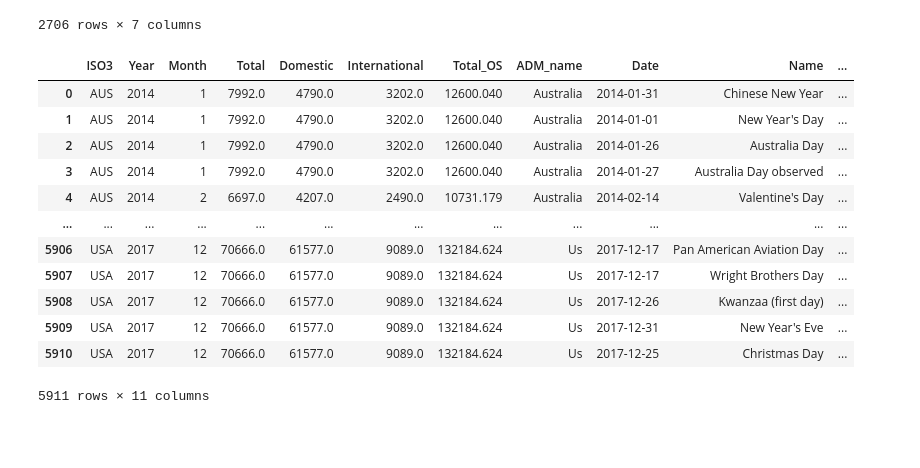
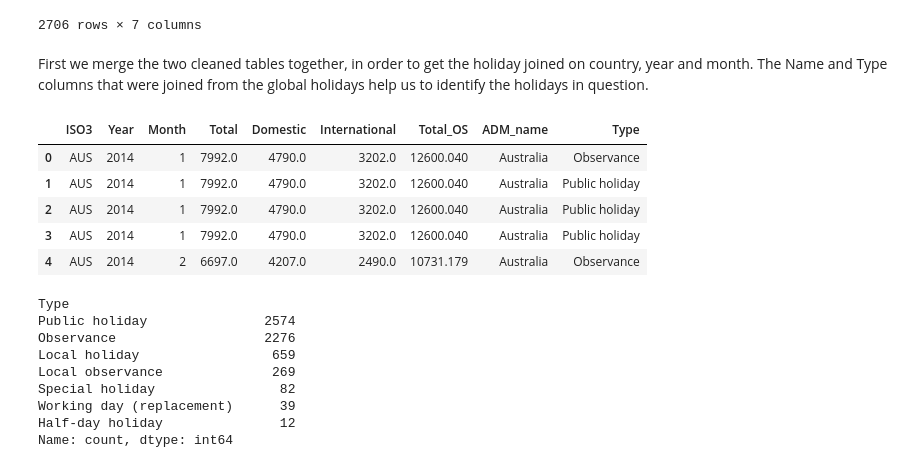
Before and after one commit to despoileralert/DSA2101-Project, a Jupyter notebook: notebooks/data_exploration.ipynb, the cells around one changed output. Saved outputs shown, nothing was run; the diff lists cells and outputs as text; code cells hidden in the pictures; blank space fills up the shorter version.

Commit message:
first iteration of cleaning and pivoting the dataset to a wide format

```diff
--- a/notebooks/data_exploration.ipynb
+++ b/notebooks/data_exploration.ipynb
@@ -52,20 +53,28 @@ monthly_passengers
 | 7180 | USA | 2017 | 11 | 70018.0 | 62162.0 | 7856.0 | 131553.688 |
 | 7181 | USA | 2017 | 12 | 70666.0 | 61577.0 | 9089.0 | 132184.624 |
 2706 rows × 7 columns
+# %% [markdown]
+First we merge the two cleaned tables together, in order to get the holiday joined on country, year and month. The Name and Type columns that were joined from the global holidays help us to identify the holidays in question.
 # %%
-df_clean = monthly_passengers.merge(global_holidays, on = ['ISO3', 'Year', 'Month'], how = 'inner')
-df_clean
+df_clean = monthly_passengers.merge(global_holidays, on = ['ISO3', 'Year', 'Month'], how = 'left')
+df_clean.drop(columns = ['Date', 'Name'], inplace = True)
+df_clean.head()
 # %% [output]
-|  | ISO3 | Year | Month | Total | Domestic | International | Total_OS | ADM_name | Date | Name | ... |
-| 0 | AUS | 2014 | 1 | 7992.0 | 4790.0 | 3202.0 | 12600.040 | Australia | 2014-01-31 | Chinese New Year | ... |
-| 1 | AUS | 2014 | 1 | 7992.0 | 4790.0 | 3202.0 | 12600.040 | Australia | 2014-01-01 | New Year's Day | ... |
-| 2 | AUS | 2014 | 1 | 7992.0 | 4790.0 | 3202.0 | 12600.040 | Australia | 2014-01-26 | Australia Day | ... |
-| 3 | AUS | 2014 | 1 | 7992.0 | 4790.0 | 3202.0 | 12600.040 | Australia | 2014-01-27 | Australia Day observed | ... |
-| 4 | AUS | 2014 | 2 | 6697.0 | 4207.0 | 2490.0 | 10731.179 | Australia | 2014-02-14 | Valentine's Day | ... |
-| ... | ... | ... | ... | ... | ... | ... | ... | ... | ... | ... | ... |
-| 5906 | USA | 2017 | 12 | 70666.0 | 61577.0 | 9089.0 | 132184.624 | Us | 2017-12-17 | Pan American Aviation Day | ... |
-| 5907 | USA | 2017 | 12 | 70666.0 | 61577.0 | 9089.0 | 132184.624 | Us | 2017-12-17 | Wright Brothers Day | ... |
-| 5908 | USA | 2017 | 12 | 70666.0 | 61577.0 | 9089.0 | 132184.624 | Us | 2017-12-26 | Kwanzaa (first day) | ... |
-| 5909 | USA | 2017 | 12 | 70666.0 | 61577.0 | 9089.0 | 132184.624 | Us | 2017-12-31 | New Year's Eve | ... |
-| 5910 | USA | 2017 | 12 | 70666.0 | 61577.0 | 9089.0 | 132184.624 | Us | 2017-12-25 | Christmas Day | ... |
+|  | ISO3 | Year | Month | Total | Domestic | International | Total_OS | ADM_name | Type |
+| 0 | AUS | 2014 | 1 | 7992.0 | 4790.0 | 3202.0 | 12600.040 | Australia | Observance |
+| 1 | AUS | 2014 | 1 | 7992.0 | 4790.0 | 3202.0 | 12600.040 | Australia | Public holiday |
+| 2 | AUS | 2014 | 1 | 7992.0 | 4790.0 | 3202.0 | 12600.040 | Australia | Public holiday |
+| 3 | AUS | 2014 | 1 | 7992.0 | 4790.0 | 3202.0 | 12600.040 | Australia | Public holiday |
+| 4 | AUS | 2014 | 2 | 6697.0 | 4207.0 | 2490.0 | 10731.179 | Australia | Observance |
-5911 rows × 11 columns
+# %%
+df_clean['Type'].value_counts()
+# %% [output]
+Type
+Public holiday               2574
+Observance                   2276
+Local holiday                 659
+Local observance              269
+Special holiday                82
+Working day (replacement)      39
+Half-day holiday               12
+Name: count, dtype: int64
```
Also changed, not shown: parts of 7 cells of this notebook, 1 other file.
